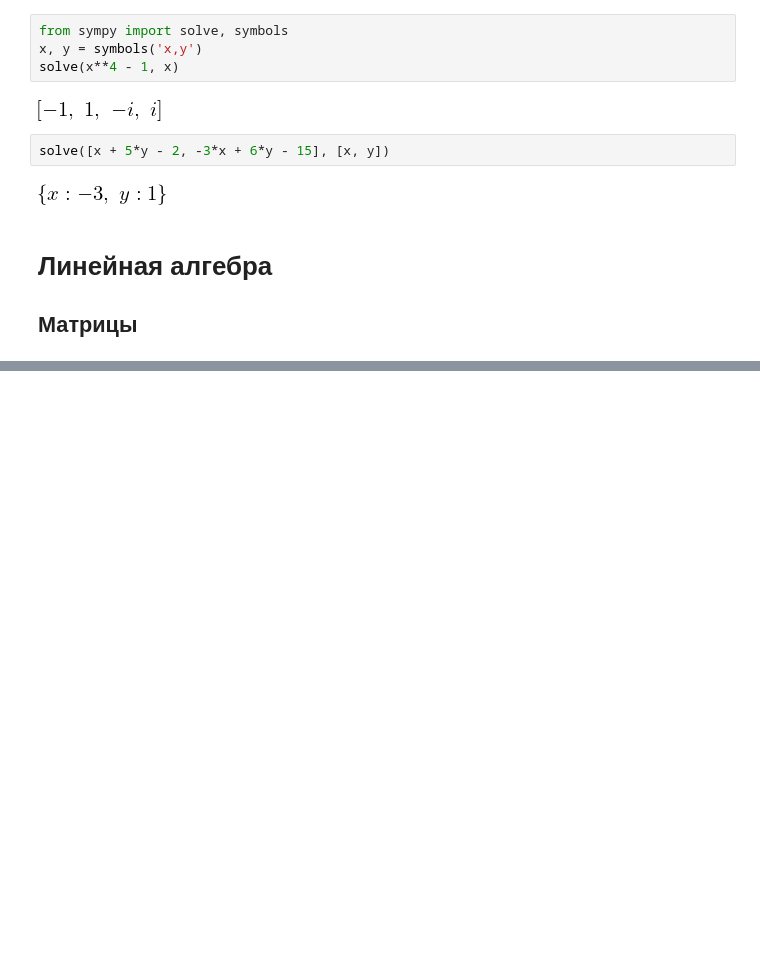
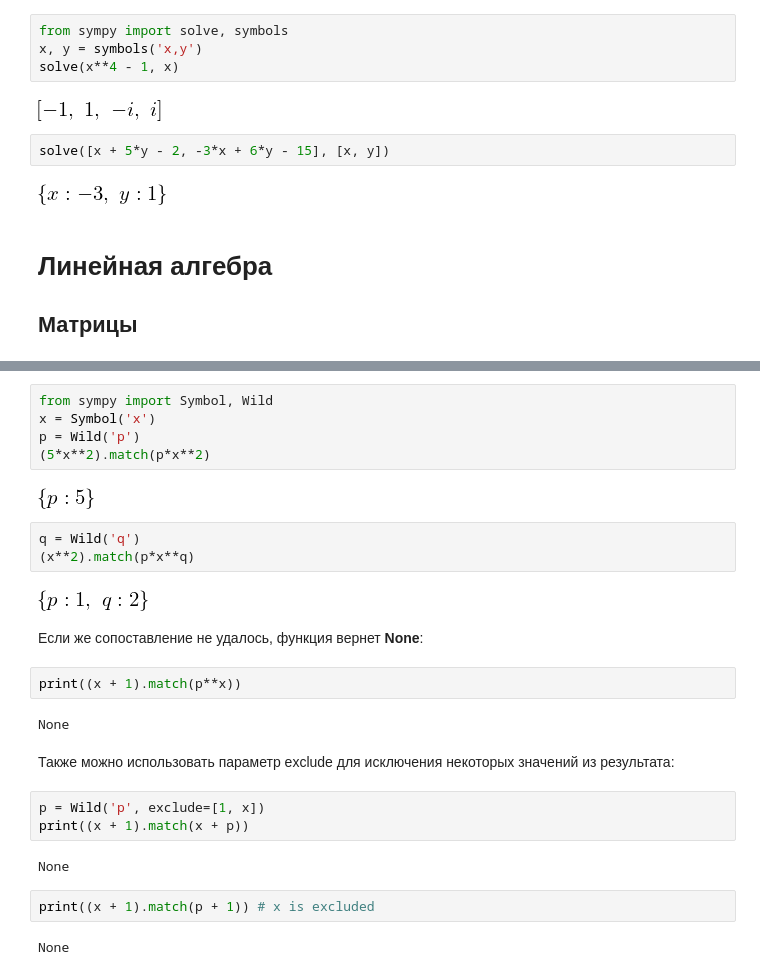
Before and after one commit to KazAndr/balavstvo_checking, a Jupyter notebook: test_modules/sympy/sympy_test.ipynb, the cells around one changed output, grey strips where cells are left out. Drawn from its saved outputs; the diff is of its cells as text; blank space fills up the shorter version.

Commit message:
Code about matching and printing was added

```diff
--- a/test_modules/sympy/sympy_test.ipynb
+++ b/test_modules/sympy/sympy_test.ipynb
@@ -497,0 +517,29 @@ solve([x + 5*y - 2, -3*x + 6*y - 15], [x, y])
+# %%
+from sympy import Symbol, Wild
+x = Symbol('x')
+p = Wild('p')
+(5*x**2).match(p*x**2)
+# %% [output]
+[figure, added]
+# %%
+q = Wild('q')
+(x**2).match(p*x**q)
+# %% [output]
+[figure, added]
+# %% [markdown]
+Если же сопоставление не удалось, функция вернет **None**:
+# %%
+print((x + 1).match(p**x))
+# %% [output]
+None
+# %% [markdown]
+Также можно использовать параметр exclude для исключения некоторых значений из результата:
+# %%
+p = Wild('p', exclude=[1, x])
+print((x + 1).match(x + p))
+# %% [output]
+None
+# %%
+print((x + 1).match(p + 1)) # x is excluded
+# %% [output]
+None
```
Also changed, not shown: parts of 35 cells of this notebook.
